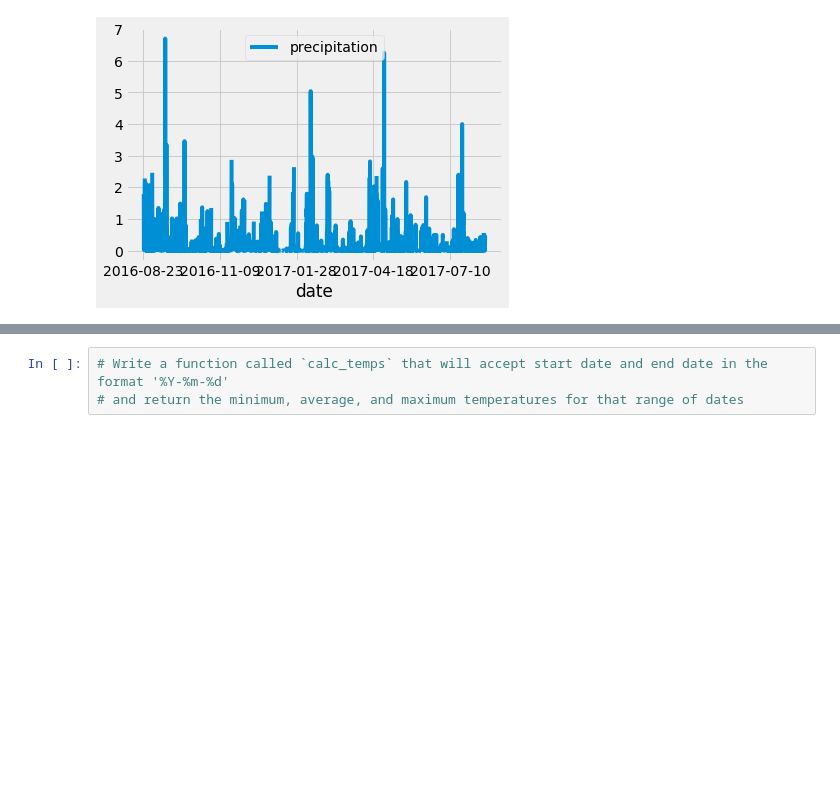
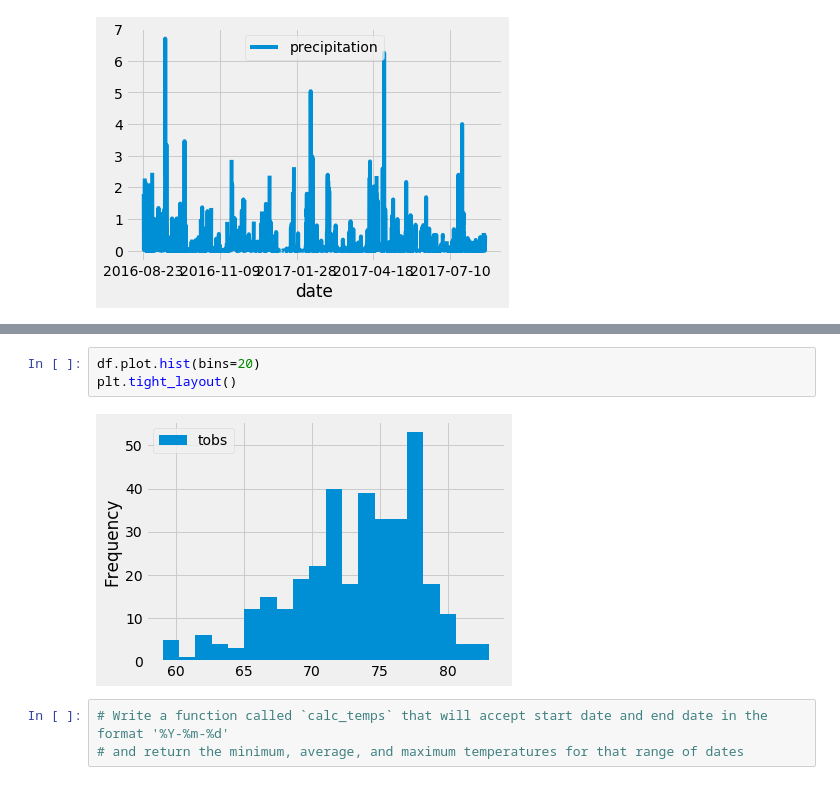
Before and after one commit to Travgreenfield/surfs_up, a Jupyter notebook: climate_analysis.ipynb, the cells around one changed output, grey strips where cells are left out. Saved outputs shown, nothing was run; the diff lists cells and outputs as text; blank space fills up the shorter version.

```diff
--- a/climate_analysis.ipynb
+++ b/climate_analysis.ipynb
@@ -121,3 +181,8 @@ df.plot()
+# %%
+df.plot.hist(bins=20)
+plt.tight_layout()
+# %% [output]
+[figure, added]
 # %%
 # Write a function called `calc_temps` that will accept start date and end date in the format '%Y-%m-%d'
 # and return the minimum, average, and maximum temperatures for that range of dates
```
Also changed, not shown: parts of 9 cells of this notebook.
